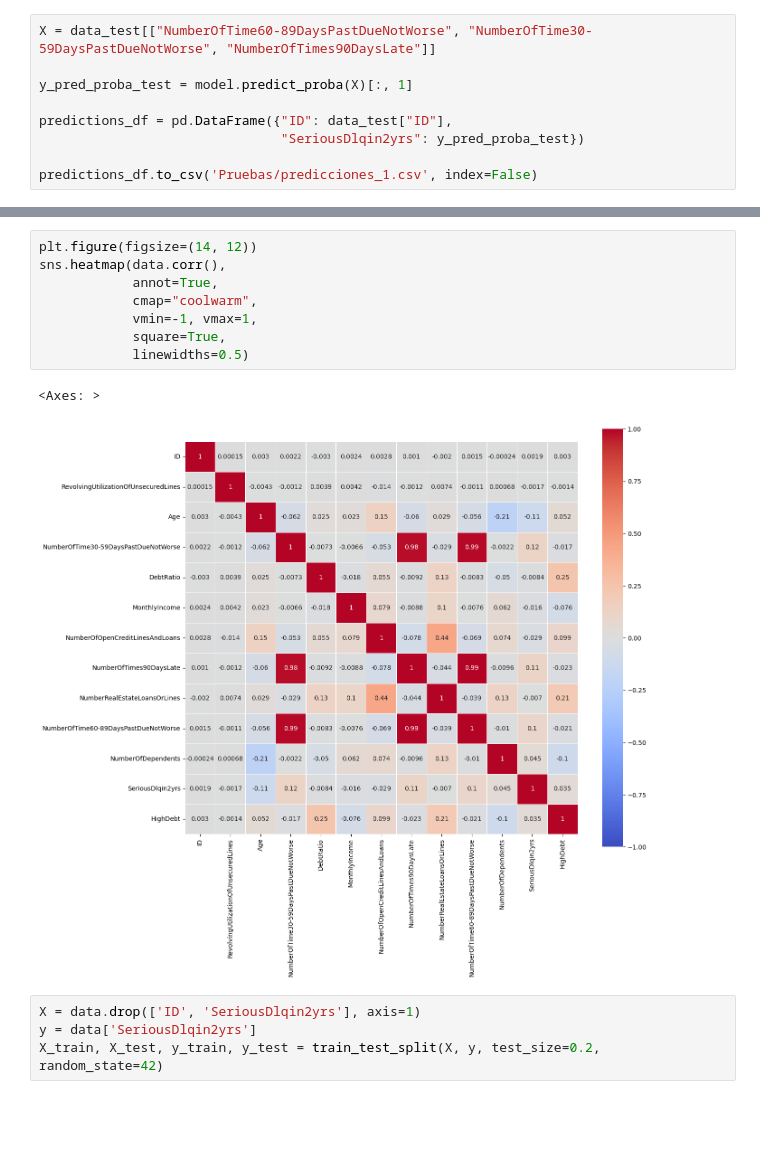
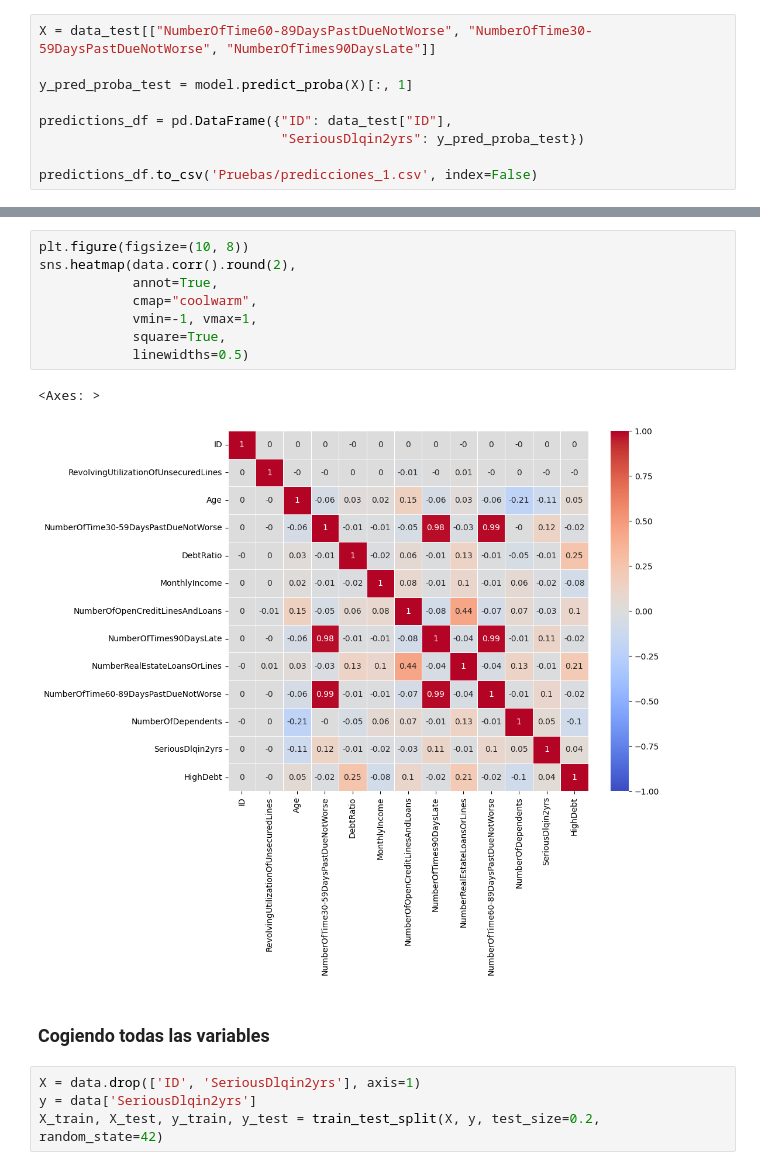
Before and after one commit to JavierRodriguezFontiveros/kgl_competitions, a Jupyter notebook: ¡EnseñameLaPasta!/Notebook.ipynb, the cells around one changed output, grey strips where cells are left out. Cells and saved outputs as stored; diff of their text form; blank space fills up the shorter version.

```diff
--- a/¡EnseñameLaPasta!/Notebook.ipynb
+++ b/¡EnseñameLaPasta!/Notebook.ipynb
@@ -272,16 +284,18 @@ print(len(data_test))
 105000
 45000
 # %%
-plt.figure(figsize=(14, 12))
-sns.heatmap(data.corr(),
+plt.figure(figsize=(10, 8))
+sns.heatmap(data.corr().round(2),
             annot=True,
             cmap="coolwarm",
             vmin=-1, vmax=1,
             square=True,
             linewidths=0.5)
 # %% [output]
 <Axes: >
-[figure, old version]
+[figure, new version]
+# %% [markdown]
+### Cogiendo todas las variables
 # %%
 X = data.drop(['ID', 'SeriousDlqin2yrs'], axis=1)
 y = data['SeriousDlqin2yrs']
```
Also changed, not shown: parts of 50 cells of this notebook, 3 other files.
